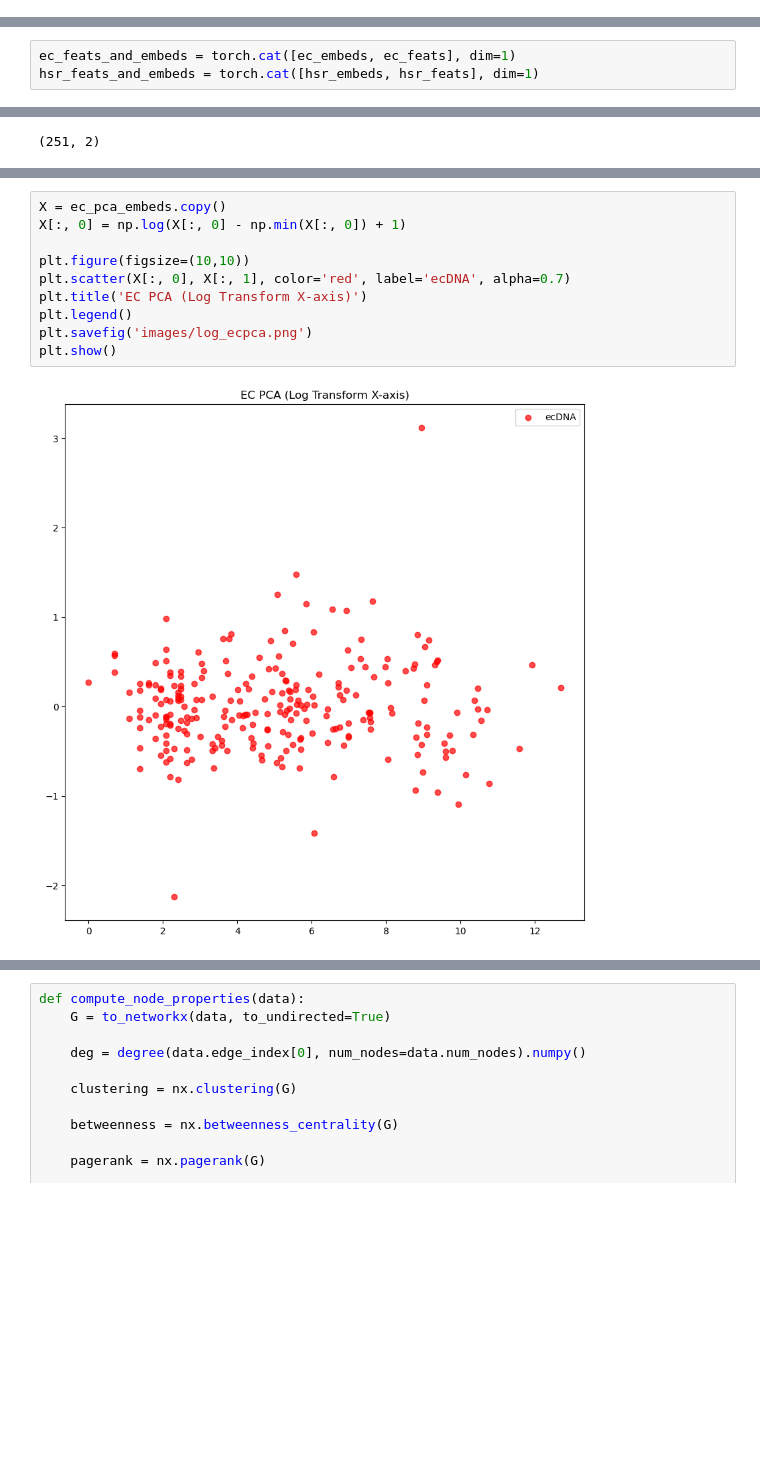
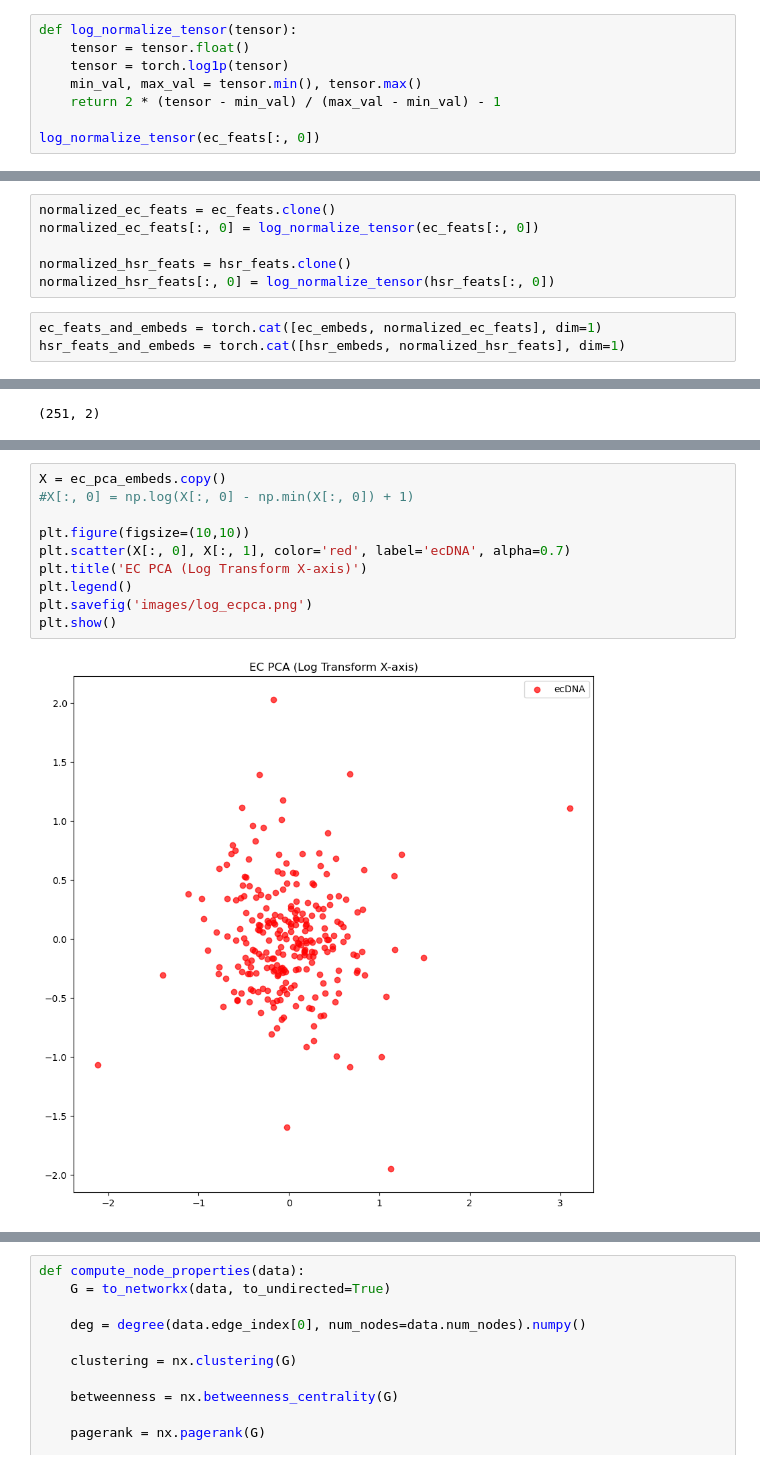
Before and after one commit to vikwaran03/DSC180B_Q2, a Jupyter notebook: Q2_Prep/node2vec.ipynb, the cells around one changed output, grey strips where cells are left out. Cells and saved outputs as stored; diff of their text form; blank space fills up the shorter version.

```diff
--- a/Q2_Prep/node2vec.ipynb
+++ b/Q2_Prep/node2vec.ipynb
@@ -116,0 +137,8 @@ Epoch: 100, Loss: 1.4474
+# %%
+def log_normalize_tensor(tensor):
+    tensor = tensor.float()
+    tensor = torch.log1p(tensor)
+    min_val, max_val = tensor.min(), tensor.max()
+    return 2 * (tensor - min_val) / (max_val - min_val) - 1
+
+log_normalize_tensor(ec_feats[:, 0])
@@ -117,6 +163,12 @@ Epoch: 100, Loss: 1.4474
+# %%
+normalized_ec_feats = ec_feats.clone()
+normalized_ec_feats[:, 0] = log_normalize_tensor(ec_feats[:, 0])
+
+normalized_hsr_feats = hsr_feats.clone()
+normalized_hsr_feats[:, 0] = log_normalize_tensor(hsr_feats[:, 0])
 # %%
-ec_feats_and_embeds = torch.cat([ec_embeds, ec_feats], dim=1)
-hsr_feats_and_embeds = torch.cat([hsr_embeds, hsr_feats], dim=1)
+ec_feats_and_embeds = torch.cat([ec_embeds, normalized_ec_feats], dim=1)
+hsr_feats_and_embeds = torch.cat([hsr_embeds, normalized_hsr_feats], dim=1)
 # %%
 pca = PCA(n_components=2)
 ec_pca_embeds = pca.fit_transform(ec_feats_and_embeds)
@@ -150,15 +202,15 @@ plt.show()
 # %%
 X = ec_pca_embeds.copy()
-X[:, 0] = np.log(X[:, 0] - np.min(X[:, 0]) + 1)
+#X[:, 0] = np.log(X[:, 0] - np.min(X[:, 0]) + 1)
 
 plt.figure(figsize=(10,10))
 plt.scatter(X[:, 0], X[:, 1], color='red', label='ecDNA', alpha=0.7)
 plt.title('EC PCA (Log Transform X-axis)')
 plt.legend()
 plt.savefig('images/log_ecpca.png')
 plt.show()
 # %% [output]
-[figure, old version]
+[figure, new version]
 # %%
 def db_cluster(embeds, eps=0.1, min_samples=5, save=False):
     X = embeds.copy()
```
Also changed, not shown: parts of 24 cells of this notebook, 10 other files.
